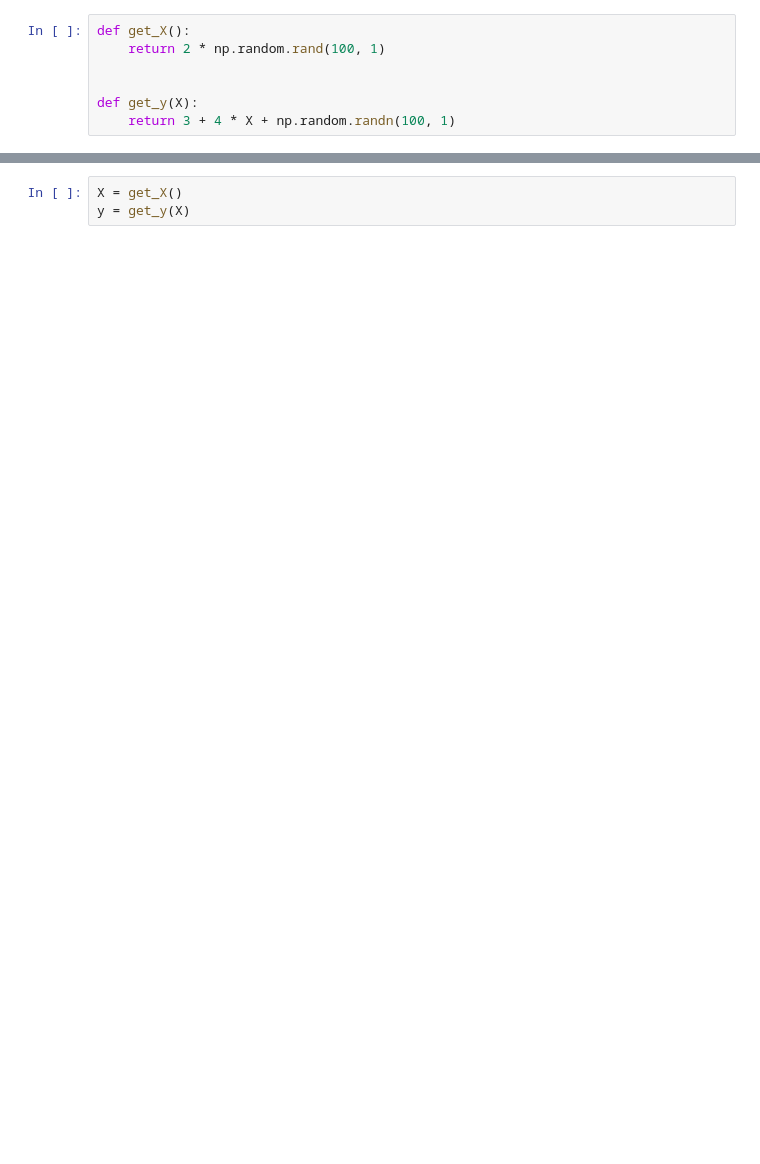
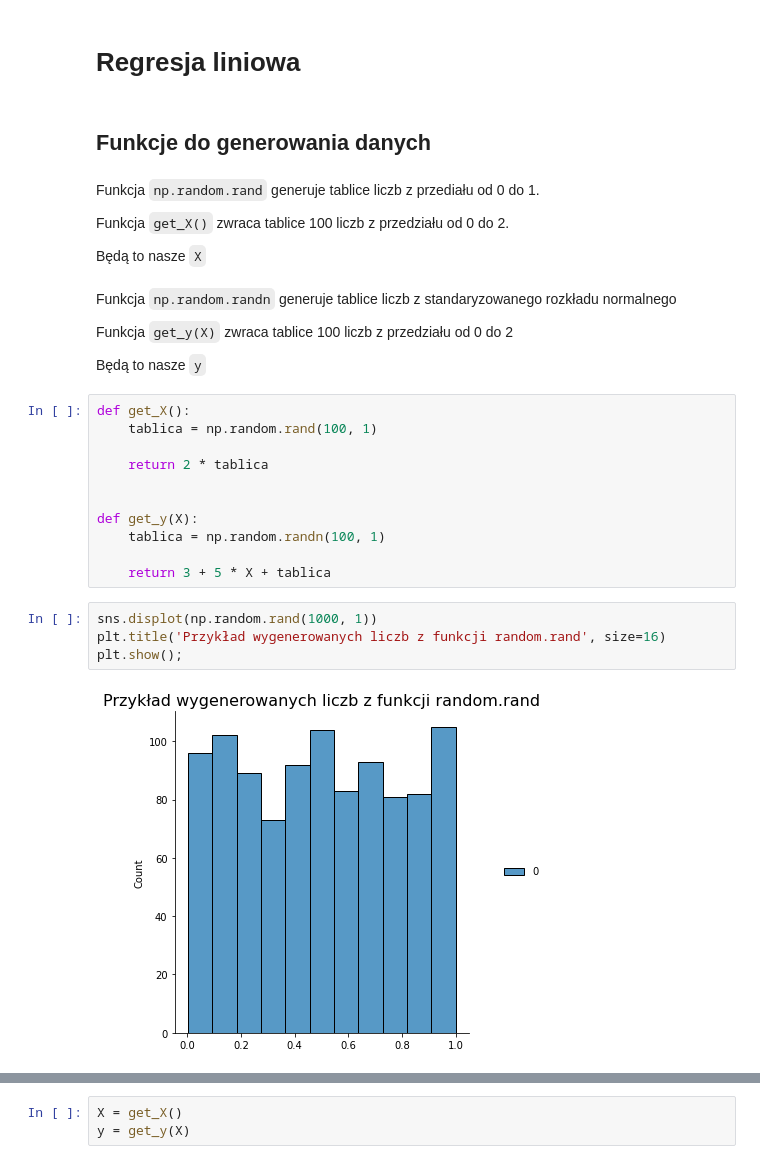
Before and after one commit to jedrzejd/Machine_Learning_Algorithms, a Jupyter notebook: Linear_Regression.ipynb, the cells around one changed output, grey strips where cells are left out. Cells and saved outputs as stored; diff of their text form; blank space fills up the shorter version.

```diff
--- a/Linear_Regression.ipynb
+++ b/Linear_Regression.ipynb
@@ -4,8 +10,34 @@ import matplotlib.pyplot as plt
 from sklearn.linear_model import LinearRegression
+# %% [markdown]
+# Regresja liniowa
+# %% [markdown]
+## Funkcje do generowania danych
+# %% [markdown]
+Funkcja `np.random.rand` generuje tablice liczb z przediału od 0 do 1.
+
+Funkcja `get_X()` zwraca tablice 100 liczb z przedziału od 0 do 2.
+
+Będą to nasze `X`
+# %% [markdown]
+Funkcja `np.random.randn` generuje tablice liczb z standaryzowanego rozkładu normalnego
+
+Funkcja `get_y(X)` zwraca tablice 100 liczb z przedziału od 0 do 2
+
+Będą to nasze `y`
 # %%
 def get_X():
-    return 2 * np.random.rand(100, 1)
+    tablica = np.random.rand(100, 1)
+
+    return 2 * tablica
 
 
 def get_y(X):
-    return 3 + 4 * X + np.random.randn(100, 1)
+    tablica = np.random.randn(100, 1)
+
+    return 3 + 5 * X + tablica
+# %%
+sns.displot(np.random.rand(1000, 1))
+plt.title('Przykład wygenerowanych liczb z funkcji random.rand', size=16)
+plt.show();
+# %% [output]
+[figure, added]
```
Also changed, not shown: parts of 52 cells of this notebook.
